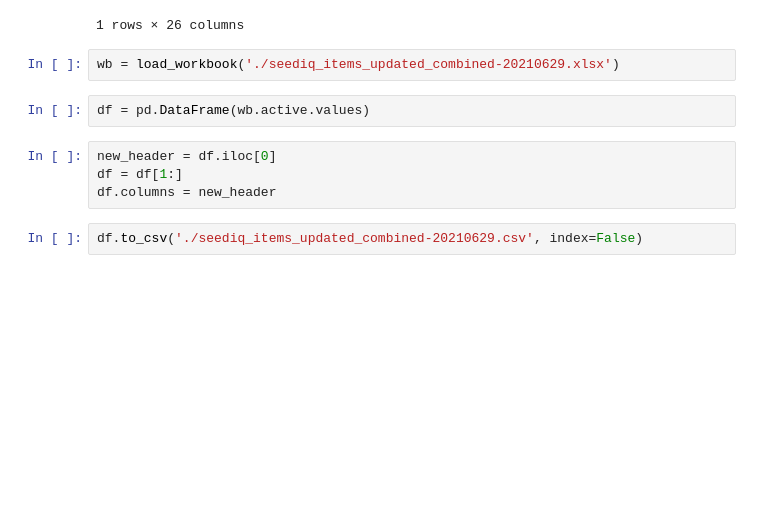
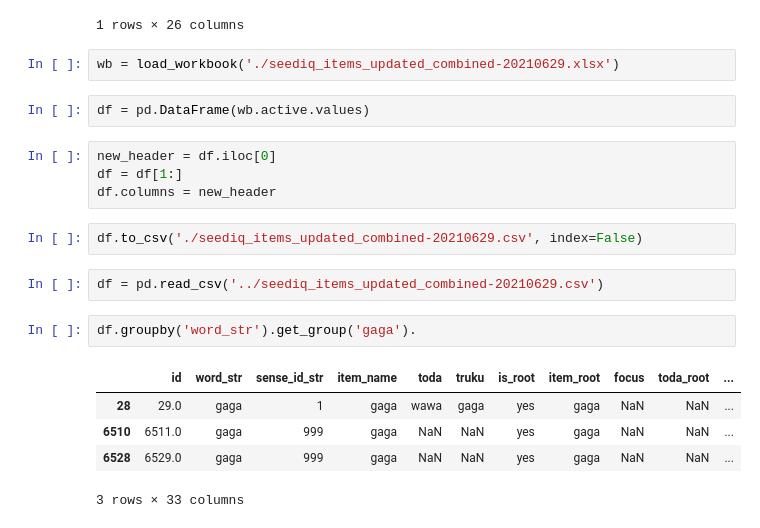
Before and after one commit to dachenlian/kariseediq, a Jupyter notebook: notebooks/SeediqMigrateDB.ipynb, the cells around one changed output. Saved outputs shown, nothing was run; the diff lists cells and outputs as text; blank space fills up the shorter version.

```diff
--- a/notebooks/SeediqMigrateDB.ipynb
+++ b/notebooks/SeediqMigrateDB.ipynb
@@ -310,3 +310,13 @@ df = df[1:]
 df.columns = new_header
 # %%
 df.to_csv('./seediq_items_updated_combined-20210629.csv', index=False)
+# %%
+df = pd.read_csv('../seediq_items_updated_combined-20210629.csv')
+# %%
+df.groupby('word_str').get_group('gaga').
+# %% [output]
+|  | id | word_str | sense_id_str | item_name | toda | truku | is_root | item_root | focus | toda_root | ... |
+| 28 | 29.0 | gaga | 1 | gaga | wawa | gaga | yes | gaga | NaN | NaN | ... |
+| 6510 | 6511.0 | gaga | 999 | gaga | NaN | NaN | yes | gaga | NaN | NaN | ... |
+| 6528 | 6529.0 | gaga | 999 | gaga | NaN | NaN | yes | gaga | NaN | NaN | ... |
+3 rows × 33 columns
```
Also changed, not shown: parts of 1 cell of this notebook, 2 other files.
